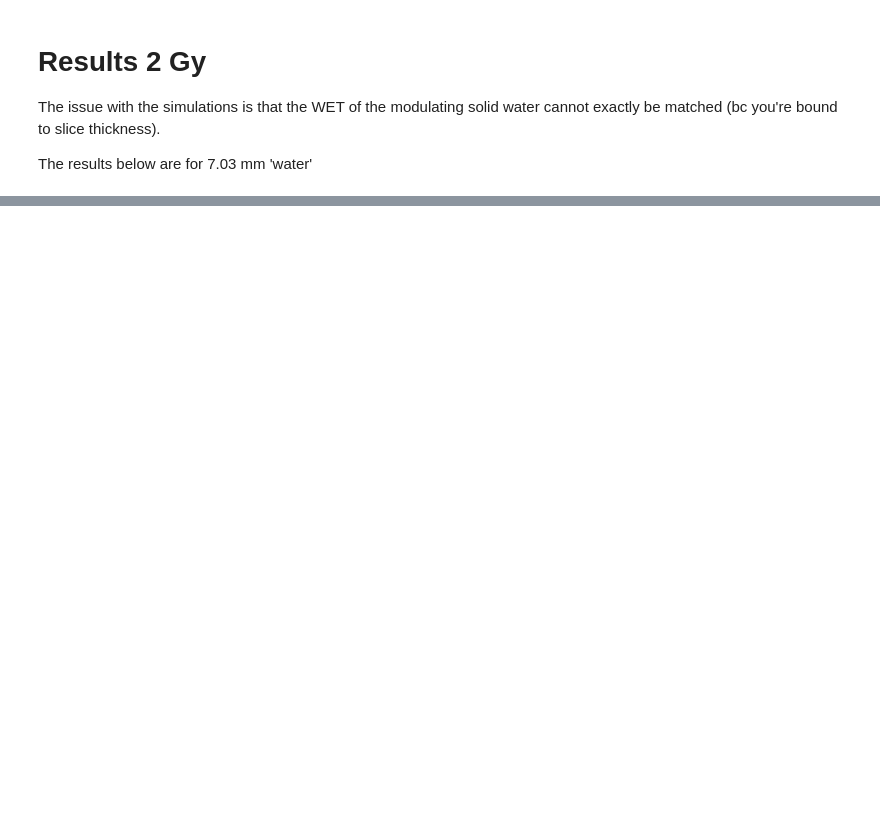
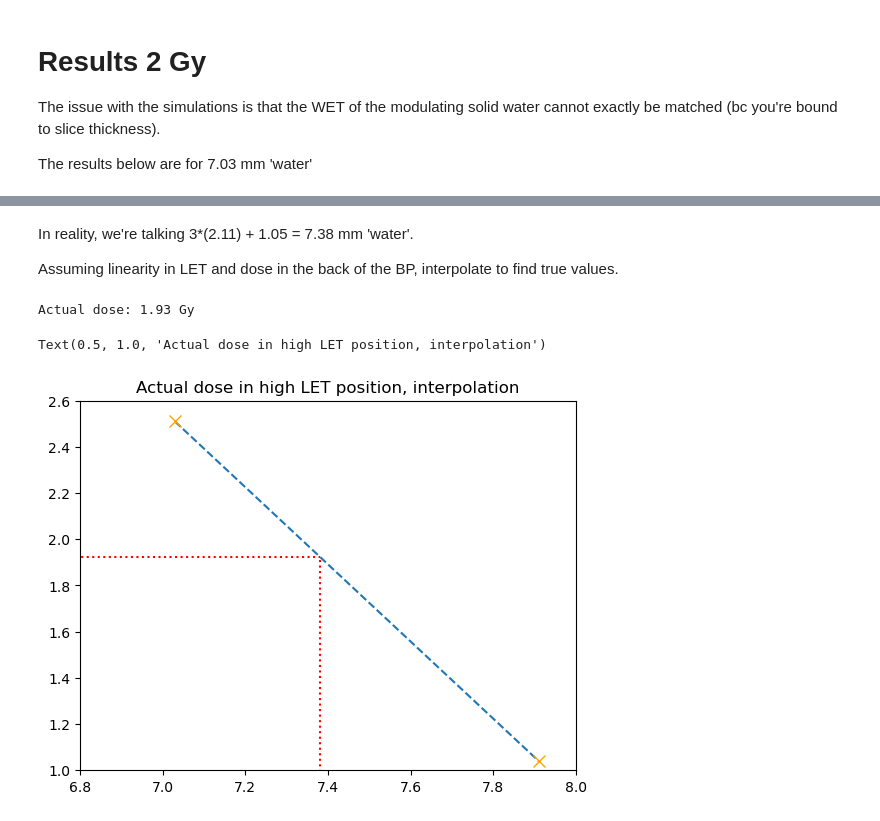
Before and after one commit to BrittHaanen15/Thesis_project, a Jupyter notebook: Python codes/Analysis of RayStation simulation.ipynb, the cells around one changed output, grey strips where cells are left out. Drawn from its saved outputs; the diff is of its cells as text; code cells hidden in the pictures; blank space fills up the shorter version.

```diff
--- a/Python codes/Analysis of RayStation simulation.ipynb
+++ b/Python codes/Analysis of RayStation simulation.ipynb
@@ -195,0 +222,27 @@ Min LET: 12.07 keV/um
+# %% [markdown]
+In reality, we're talking 3*(2.11) + 1.05 = 7.38 mm 'water'.
+
+Assuming linearity in LET and dose in the back of the BP, interpolate to find true values.
+# %%
+depth_1 = 7.03 #mm solid water
+dose_1 = 2.51 #Gy
+let_1 = 15.4 #keV/um
+
+depth_2 = 7.91 #mm solid water
+dose_2 = 1.04 #Gy
+let_2 = 16.9 #keV/um
+
+actual_dose = np.interp(7.38,[depth_1, depth_2], [dose_1, dose_2])
+
+print('Actual dose: ' + str(round(actual_dose, 2)) + ' Gy')
+
+plt.plot([depth_1, depth_2], [dose_1, dose_2], linestyle='dashed', marker='x', markeredgecolor='orange', markersize=8)
+plt.hlines(actual_dose, 6, 7.38, linestyles='dotted', colors='red')
+plt.vlines(7.38, 0, actual_dose, linestyles='dotted', colors='red')
+plt.xlim([6.8, 8])
+plt.ylim([1, 2.6])
+plt.title('Actual dose in high LET position, interpolation')
+# %% [output]
+Actual dose: 1.93 Gy
+Text(0.5, 1.0, 'Actual dose in high LET position, interpolation')
+[figure, added]
```
Also changed, not shown: parts of 7 cells of this notebook, 3 other files.
